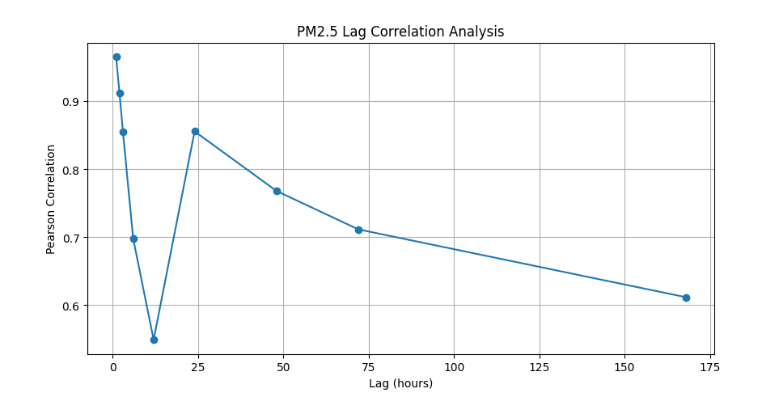
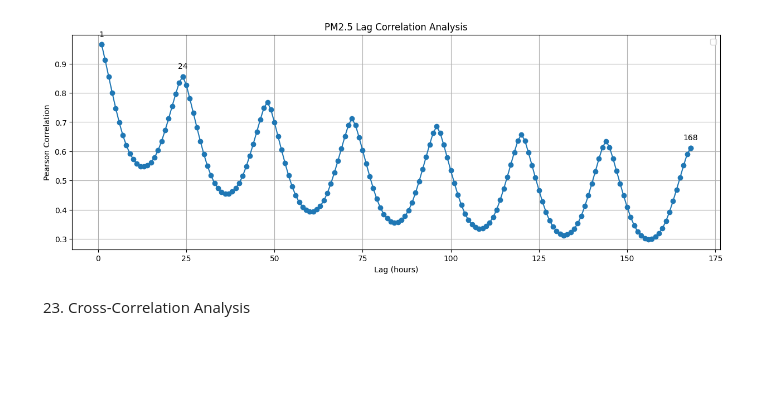
Before and after one commit to adarsha-7/pm25-forecasting, a Jupyter notebook: notebooks/eda/phase_2/21_to_23.ipynb, the cells around one changed output. Drawn from its saved outputs; the diff is of its cells as text; code cells hidden in the pictures; blank space fills up the shorter version.

Commit message:
more ellaborative graphs and explanations for eda 21 to 23

```diff
--- a/notebooks/eda/phase_2/21_to_23.ipynb
+++ b/notebooks/eda/phase_2/21_to_23.ipynb
@@ -28,10 +39 @@ plt.show()
 [figure]
-# %%
-data = pd.read_csv("../../../data/raw/kathmandu_full_raw_2023_2024.csv")
-
-# Convert timestamp column
-data['time'] = pd.to_datetime(data['time'], dayfirst=False)
-
-# Sort by time just in case
-data = data.sort_values('time').reset_index(drop=True)
-lags = [1, 2, 3, 6, 12, 24, 48, 72, 168]  # 168 = 7 days
@@ -47,4 +42,15 @@ for lag in lags:
 # %%
+lags = np.arange(1,169, 1)
+
+for lag in lags:
+    data[f'pm2_5_lag_{lag}'] = data['pm2_5'].shift(lag)
+
+correlations = {}
+
+for lag in lags:
+    corr = data['pm2_5'].corr(data[f'pm2_5_lag_{lag}'])
+    correlations[lag] = corr
+
 corr_df = pd.DataFrame({
     'Lag (hours)': correlations.keys(),
     'Correlation': correlations.values()
@@ -69,13 +79,43 @@ Lag Correlation Analysis
-# %%
-plt.figure(figsize=(10,5))
-plt.plot(corr_df['Lag (hours)'],
-         corr_df['Correlation'],
-         marker='o')
-plt.xlabel('Lag (hours)')
-plt.ylabel('Pearson Correlation')
-plt.title('PM2.5 Lag Correlation Analysis')
-plt.grid(True)
-plt.show()
-# %% [output]
-[figure, removed]
+# %%
+plt.figure(figsize=(15,5))
+
+plt.plot(
+    corr_df['Lag (hours)'],
+    corr_df['Correlation'],
+    marker='o',
+    # markersize=3,
+    # linewidth=1
+)
+
+
+highlight_lags = [1, 24, 168]
+highlight_data = corr_df[corr_df['Lag (hours)'].isin(highlight_lags)]
+
+plt.scatter(
+    highlight_data['Lag (hours)'],
+    highlight_data['Correlation'],
+    # s=20,
+    zorder=5,
+)
+
+# Add labels
+for _, row in highlight_data.iterrows():
+    plt.annotate(
+        f"{int(row['Lag (hours)'])}",
+        (row['Lag (hours)'], row['Correlation']),
+        textcoords="offset points",
+        xytext=(0,10),
+        ha='center'
+    )
+
+plt.xlabel('Lag (hours)')
+plt.ylabel('Pearson Correlation')
+plt.title('PM2.5 Lag Correlation Analysis')
+plt.grid(True)
+plt.legend()
+plt.show()
+# %% [output]
+[figure, added]
+# %% [markdown]
+23. Cross-Correlation Analysis
 # %%
```
Also changed, not shown: parts of 17 cells of this notebook.
